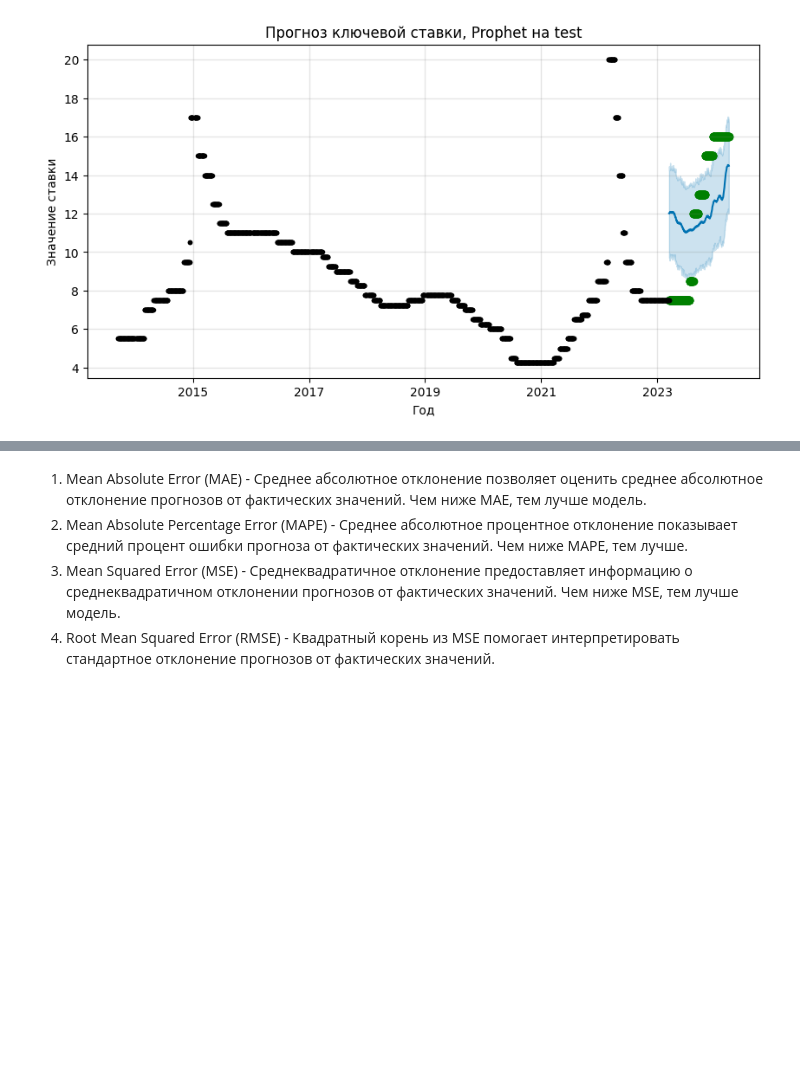
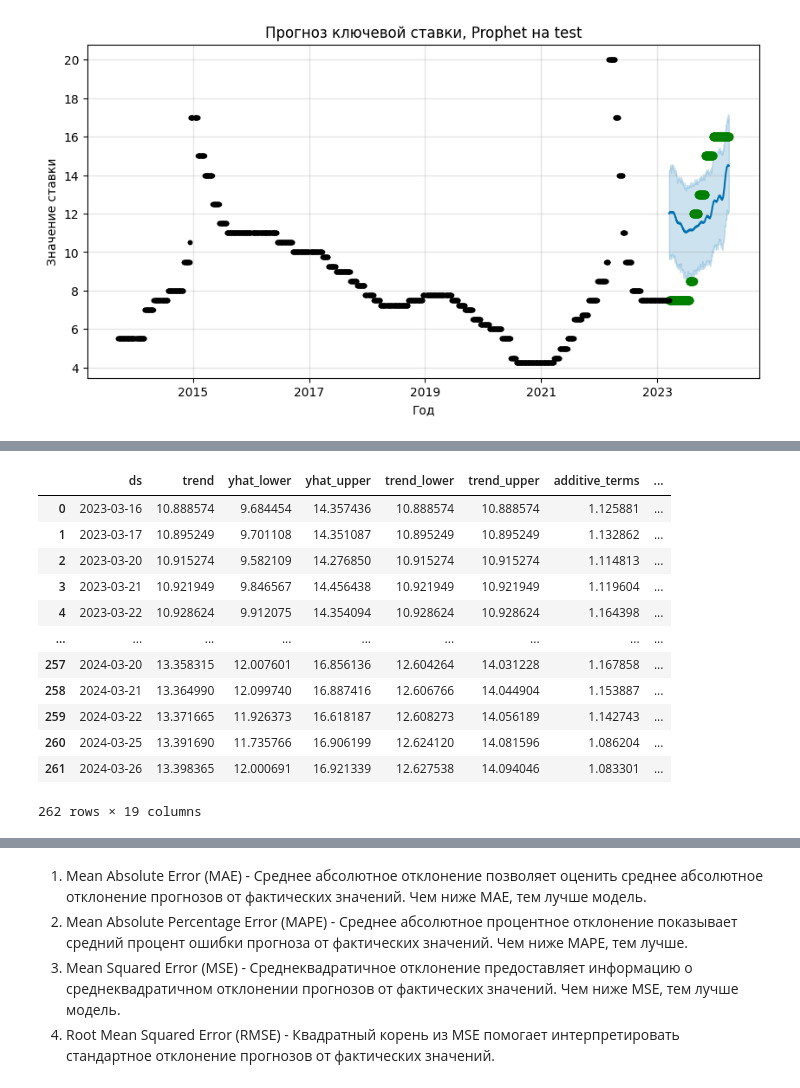
Before and after one commit to myxa95/01_Prediction_of_the_key_rate_in_the_Russian_Federation, a Jupyter notebook: notebooks/Baseline_Tuning.ipynb, the cells around one changed output, grey strips where cells are left out. Cells and saved outputs as stored; diff of their text form; code cells hidden in the pictures; blank space fills up the shorter version.

```diff
--- a/notebooks/Baseline_Tuning.ipynb
+++ b/notebooks/Baseline_Tuning.ipynb
@@ -75,0 +107,16 @@ plt.show()
+# %%
+df_test_forecast
+# %% [output]
+|  | ds | trend | yhat_lower | yhat_upper | trend_lower | trend_upper | additive_terms | ... |
+| 0 | 2023-03-16 | 10.888574 | 9.684454 | 14.357436 | 10.888574 | 10.888574 | 1.125881 | ... |
+| 1 | 2023-03-17 | 10.895249 | 9.701108 | 14.351087 | 10.895249 | 10.895249 | 1.132862 | ... |
+| 2 | 2023-03-20 | 10.915274 | 9.582109 | 14.276850 | 10.915274 | 10.915274 | 1.114813 | ... |
+| 3 | 2023-03-21 | 10.921949 | 9.846567 | 14.456438 | 10.921949 | 10.921949 | 1.119604 | ... |
+| 4 | 2023-03-22 | 10.928624 | 9.912075 | 14.354094 | 10.928624 | 10.928624 | 1.164398 | ... |
+| ... | ... | ... | ... | ... | ... | ... | ... | ... |
+| 257 | 2024-03-20 | 13.358315 | 12.007601 | 16.856136 | 12.604264 | 14.031228 | 1.167858 | ... |
+| 258 | 2024-03-21 | 13.364990 | 12.099740 | 16.887416 | 12.606766 | 14.044904 | 1.153887 | ... |
+| 259 | 2024-03-22 | 13.371665 | 11.926373 | 16.618187 | 12.608273 | 14.056189 | 1.142743 | ... |
+| 260 | 2024-03-25 | 13.391690 | 11.735766 | 16.906199 | 12.624120 | 14.081596 | 1.086204 | ... |
+| 261 | 2024-03-26 | 13.398365 | 12.000691 | 16.921339 | 12.627538 | 14.094046 | 1.083301 | ... |
+262 rows × 19 columns
```
Also changed, not shown: parts of 10 cells of this notebook, 1 other file.
